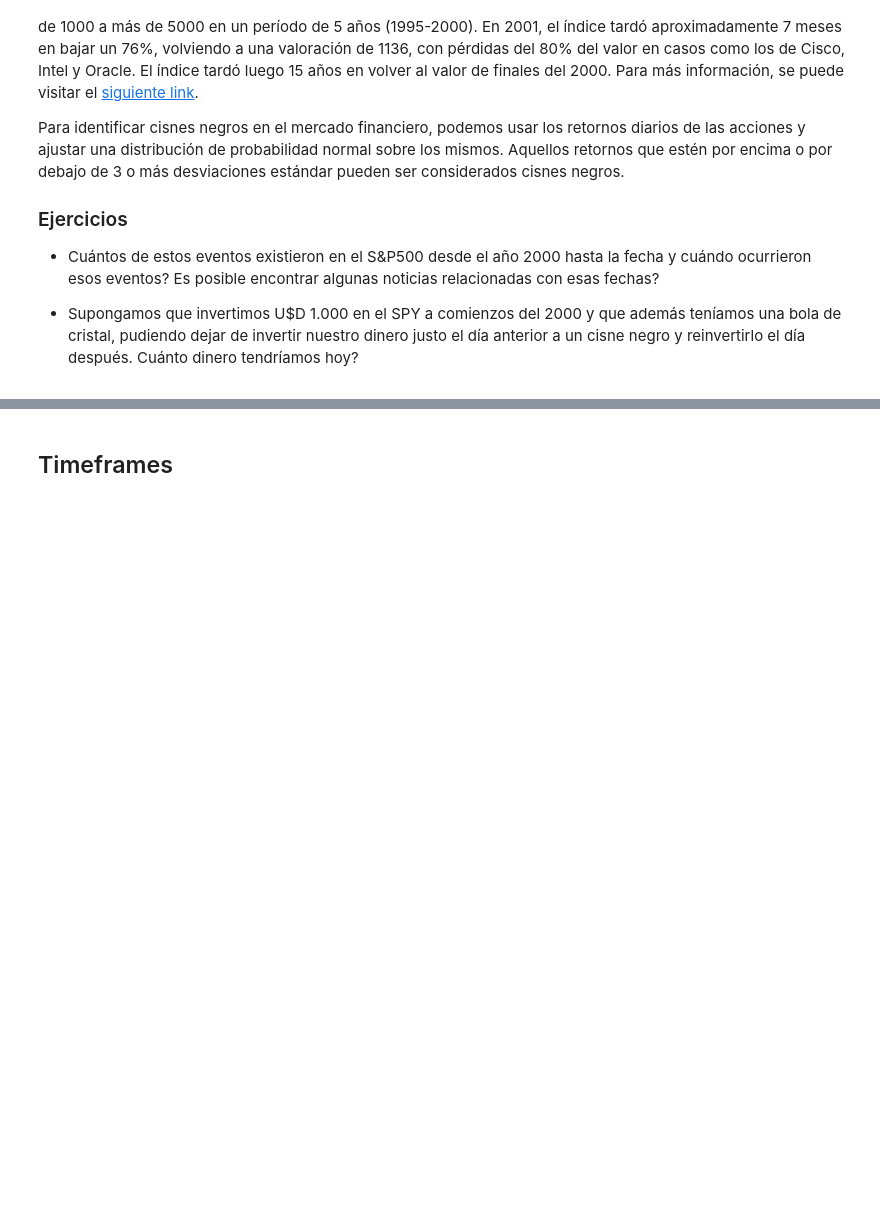
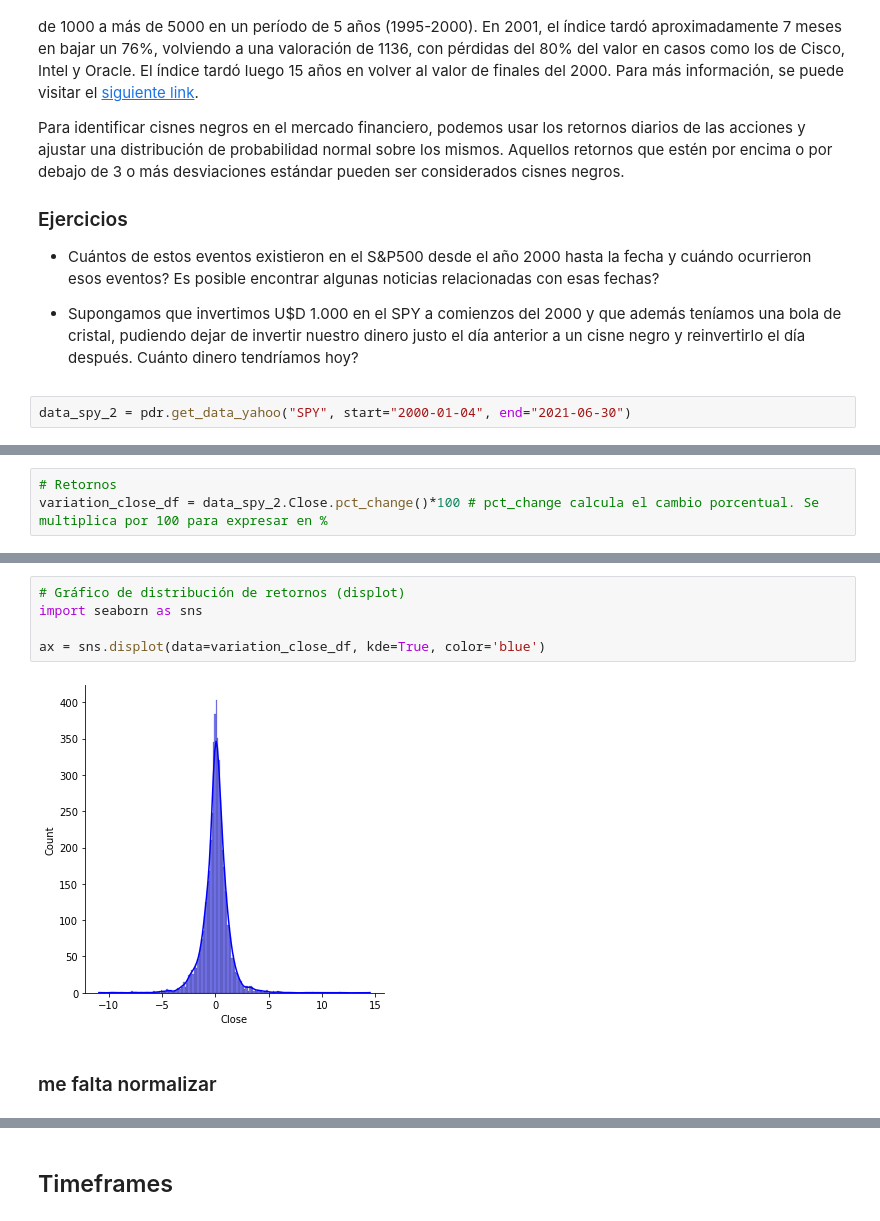
Before and after one commit to VirgniaAmb/MLBolsaMentoria2021, a Jupyter notebook: Avances/pr_2 _exp_y_cur_amb.ipynb, the cells around one changed output, grey strips where cells are left out. Drawn from its saved outputs; the diff is of its cells as text; blank space fills up the shorter version.

```diff
--- a/Avances/pr_2 _exp_y_cur_amb.ipynb
+++ b/Avances/pr_2 _exp_y_cur_amb.ipynb
@@ -514,3 +506,5 @@ Para identificar cisnes negros en el mercado financiero, podemos usar los retorn
 - Cuántos de estos eventos existieron en el S&P500 desde el año 2000 hasta la fecha y cuándo ocurrieron esos eventos? Es posible encontrar algunas noticias relacionadas con esas fechas?
 
 - Supongamos que invertimos U$D 1.000 en el SPY a comienzos del 2000 y que además teníamos una bola de cristal, pudiendo dejar de invertir nuestro dinero justo el día anterior a un cisne negro y reinvertirlo el día después. Cuánto dinero tendríamos hoy?
+# %%
+data_spy_2 = pdr.get_data_yahoo("SPY", start="2000-01-04", end="2021-06-30")
@@ -516,0 +513,3 @@ Para identificar cisnes negros en el mercado financiero, podemos usar los retorn
+# %%
+# Retornos
+variation_close_df = data_spy_2.Close.pct_change()*100 # pct_change calcula el cambio porcentual. Se multiplica por 100 para expresar en %
@@ -516,0 +532,9 @@ Para identificar cisnes negros en el mercado financiero, podemos usar los retorn
+# %%
+# Gráfico de distribución de retornos (displot)
+import seaborn as sns
+
+ax = sns.displot(data=variation_close_df, kde=True, color='blue')
+# %% [output]
+[figure, added]
+# %% [markdown]
+### me falta normalizar
```
Also changed, not shown: parts of 25 cells of this notebook.
